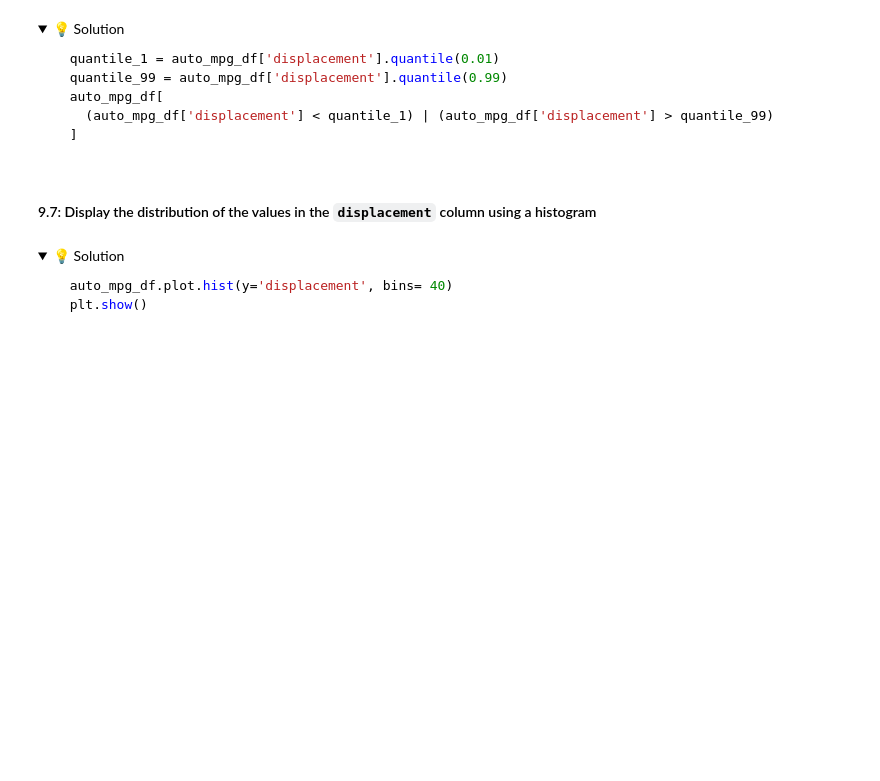
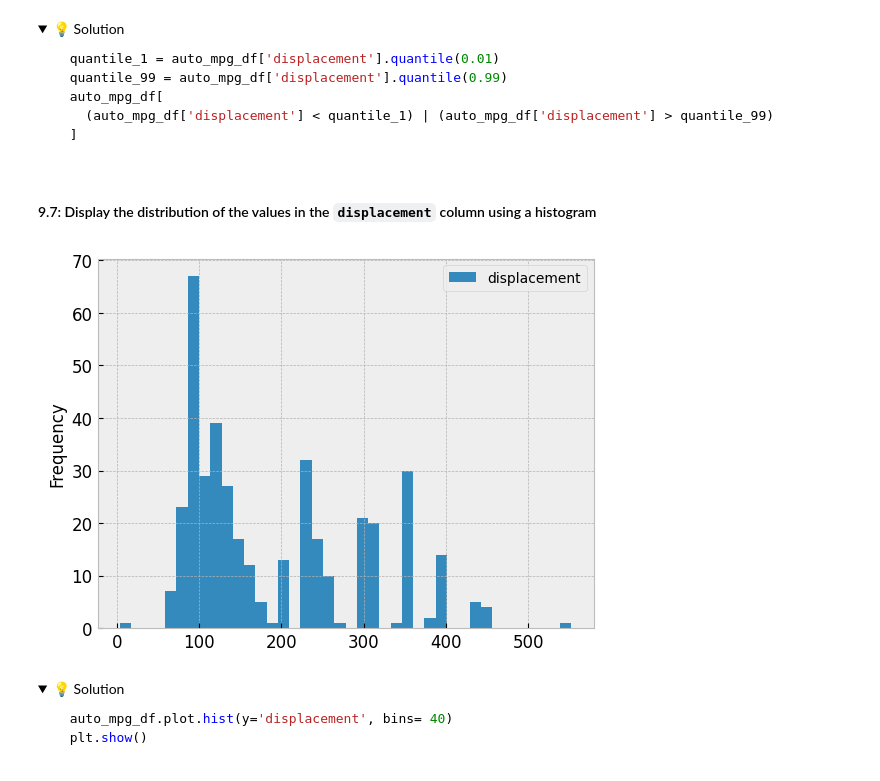
Before and after one commit to IT4063-Spring2025/exploratory-data-analysis-ConnerMorgan-Corn, a Jupyter notebook: notebook.ipynb, the cells around one changed output. Drawn from its saved outputs; the diff is of its cells as text; code cells hidden in the pictures; folded sections open; blank space fills up the shorter version.

```diff
--- a/notebook.ipynb
+++ b/notebook.ipynb
@@ -728,6 +774,11 @@ we'll use a 1% threshold for this exercise.
 </details>
 # %% [markdown]
 #### 9.7: Display the distribution of the values in the `displacement` column using a histogram
+# %%
+auto_mpg_df.plot.hist(y='displacement', bins=40)
+plt.show()
+# %% [output]
+[figure, added]
 # %% [markdown]
 <details>
   <summary>💡 Solution</summary>
```
Also changed, not shown: parts of 17 cells of this notebook, 1 other file.
